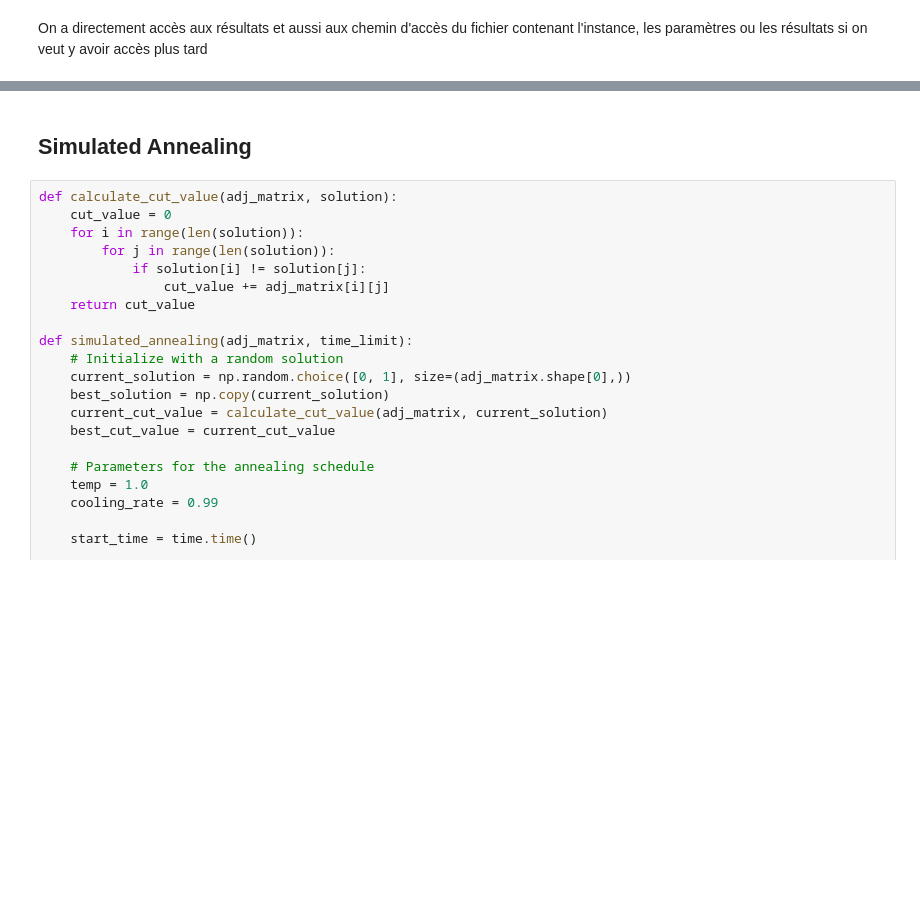
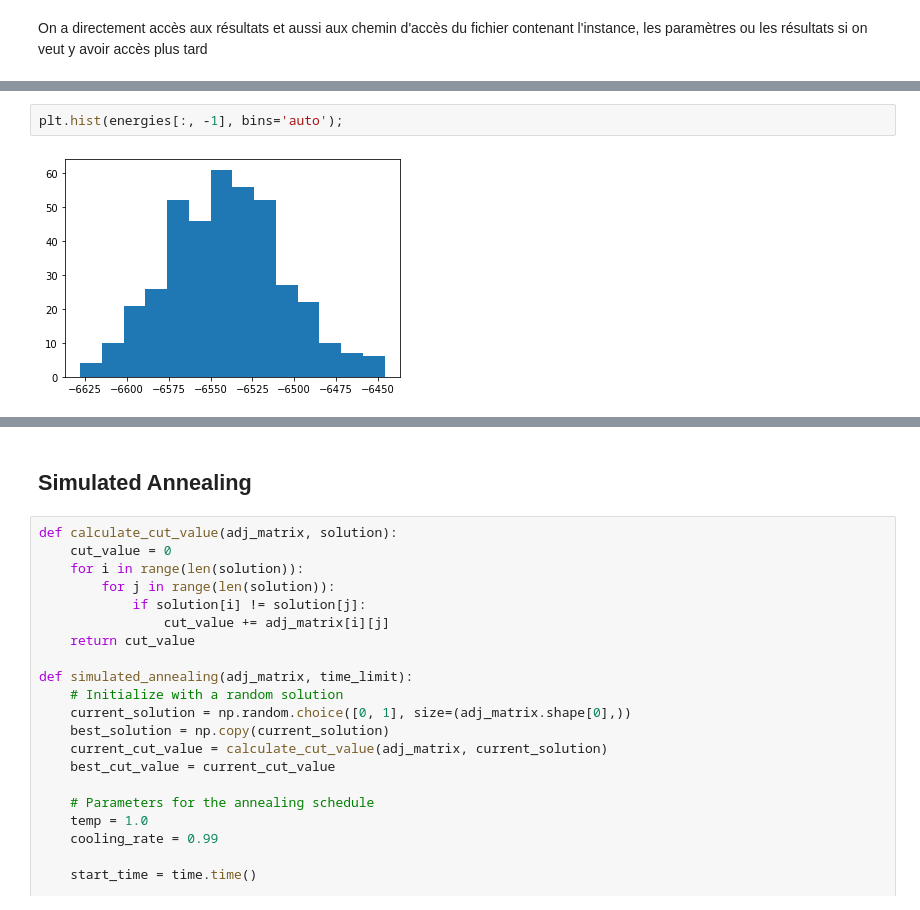
Before and after one commit to NESRINE202/SB_Algorithm_applications, a Jupyter notebook: SAvsSB_max-cut.ipynb, the cells around one changed output, grey strips where cells are left out. Cells and saved outputs as stored; diff of their text form; blank space fills up the shorter version.

```diff
--- a/SAvsSB_max-cut.ipynb
+++ b/SAvsSB_max-cut.ipynb
@@ -73,0 +86,4 @@ IndexError: too many indices for array: array is 1-dimensional, but 2 were index
+# %%
+plt.hist(energies[:, -1], bins='auto');
+# %% [output]
+[figure, added]
```
Also changed, not shown: parts of 21 cells of this notebook, 4 other files.
